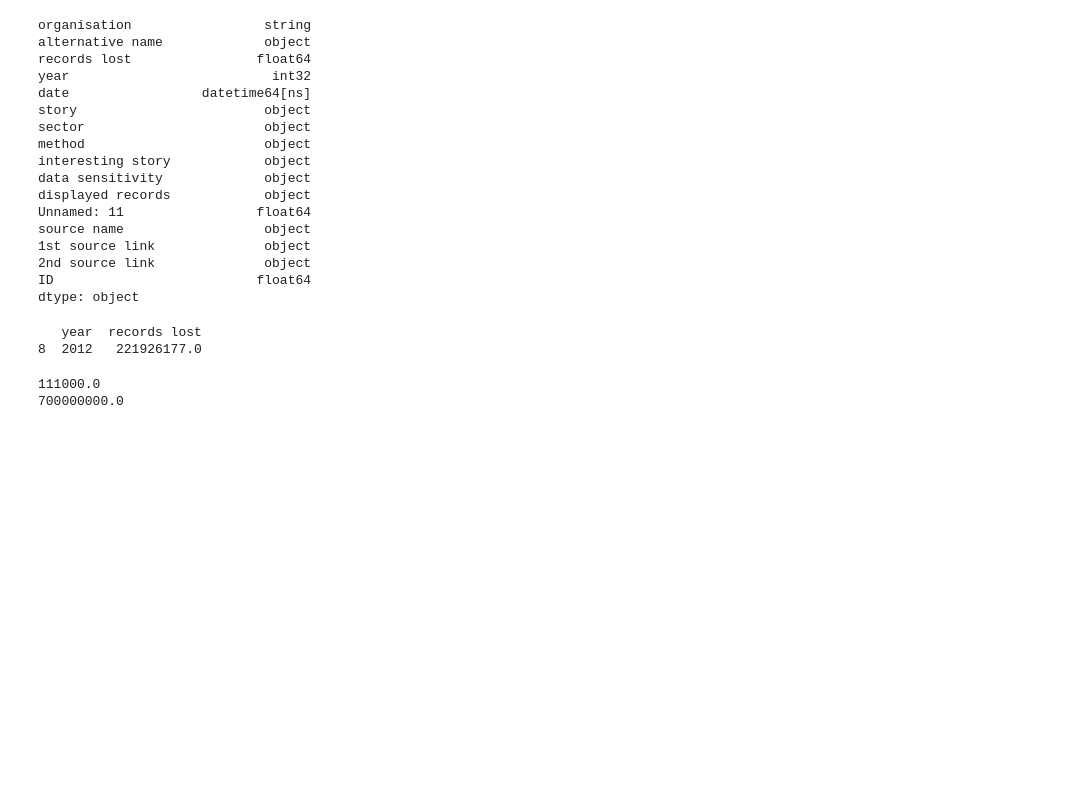
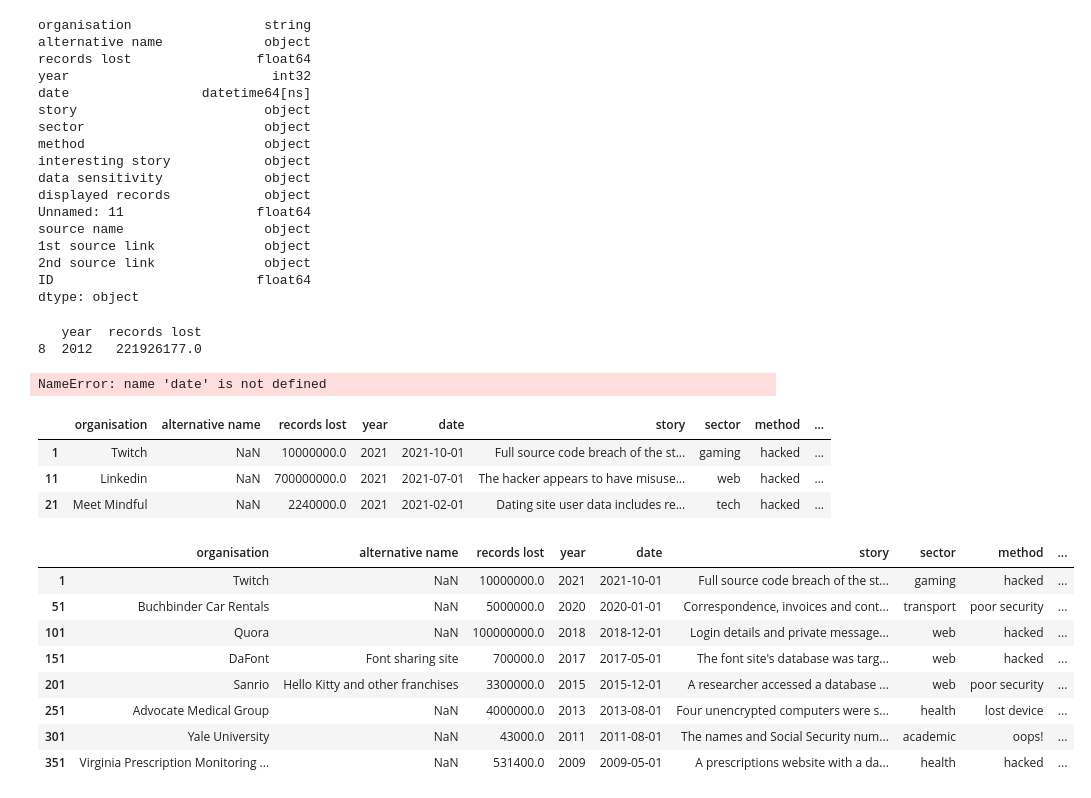
Before and after one commit to TimKossmann/storytelling, a Jupyter notebook: old_data_breaches_icicle.ipynb, the cells around one changed output. Drawn from its saved outputs; the diff is of its cells as text; code cells hidden in the pictures; blank space fills up the shorter version.

```diff
--- a/old_data_breaches_icicle.ipynb
+++ b/old_data_breaches_icicle.ipynb
@@ -229,16 +229,16 @@ fig.show()
    year  records lost
 8  2012   221926177.0
 # %%
-date = datetime.date.today()
-actual_year = int(date.strftime("%Y"))
+#date = datetime.date.today()
+#actual_year = int(date.strftime("%Y"))
 
-df_fig2 = pd.DataFrame(df[(df['year'] == actual_year)])
+df_fig2 = pd.DataFrame(df[(df['year'] == 2021)])
 #print(df_fig2.head())
 
 
 
 
-fig = px.scatter(df_fig2, x="date", y="records lost",
+fig2 = px.scatter(df_fig2, x="date", y="records lost",
 	        size="records lost", color="organisation",
                 hover_name="organisation", size_max=100, text="organisation",
                 labels={
@@ -250,7 +250,7 @@ fig = px.scatter(df_fig2, x="date", y="records lost",
 # fig.update_yaxes(showgrid=False, title_font_family="Arial", title_font_color="black", range=['100 K', '5 B'])
 
 
-fig.update_layout(
+fig2.update_layout(
         title={
         'text': "Plot Title",
         'y':0.87,
@@ -302,15 +302,15 @@ yaxis = dict(
 )
 
 #fig.update_layout ( uniformtext_minsize = 4 ,  uniformtext_mode = 'hide' )
-fig.update_traces ( mode = "markers" )
-fig.update_traces(textposition='top center')
+fig2.update_traces ( mode = "markers" )
+fig2.update_traces(textposition='top center')
 
 
 
-fig.show()
-#print(actual_year)
+fig2.show()
+print(date)
+print(actual_year)
 print(df_fig2['records lost'].min())
 print(df_fig2['records lost'].max())
 # %% [output]
-111000.0
-700000000.0
+NameError: name 'date' is not defined
@@ -344,0 +317,28 @@ fig.show()
+# %%
+df['organisation_name'] = np.where((df['year'] == 2015) & (df['records lost'] >= df['records lost'].max()*0.005), df['organisation'], '')
+df[:30:10]
+# %% [output]
+|  | organisation | alternative name | records lost | year | date | story | sector | method | ... |
+| 1 | Twitch | NaN | 10000000.0 | 2021 | 2021-10-01 | Full source code breach of the st... | gaming | hacked | ... |
+| 11 | Linkedin | NaN | 700000000.0 | 2021 | 2021-07-01 | The hacker appears to have misuse... | web | hacked | ... |
+| 21 | Meet Mindful | NaN | 2240000.0 | 2021 | 2021-02-01 | Dating site user data includes re... | tech | hacked | ... |
+# %%
+
+
+
+for x in range( 2005, 2022):
+    df['organisation_name'] = np.where((df['year'] == x) & (df['records lost'] >= df['records lost'].max()*0.005), df['organisation'], '')
+
+df
+df[255:261]
+df[::50]
+# %% [output]
+|  | organisation | alternative name | records lost | year | date | story | sector | method | ... |
+| 1 | Twitch | NaN | 10000000.0 | 2021 | 2021-10-01 | Full source code breach of the st... | gaming | hacked | ... |
+| 51 | Buchbinder Car Rentals | NaN | 5000000.0 | 2020 | 2020-01-01 | Correspondence, invoices and cont... | transport | poor security | ... |
+| 101 | Quora | NaN | 100000000.0 | 2018 | 2018-12-01 | Login details and private message... | web | hacked | ... |
+| 151 | DaFont | Font sharing site | 700000.0 | 2017 | 2017-05-01 | The font site's database was targ... | web | hacked | ... |
+| 201 | Sanrio | Hello Kitty and other franchises | 3300000.0 | 2015 | 2015-12-01 | A researcher accessed a database ... | web | poor security | ... |
+| 251 | Advocate Medical Group | NaN | 4000000.0 | 2013 | 2013-08-01 | Four unencrypted computers were s... | health | lost device | ... |
+| 301 | Yale University | NaN | 43000.0 | 2011 | 2011-08-01 | The names and Social Security num... | academic | oops! | ... |
+| 351 | Virginia Prescription Monitoring ... | NaN | 531400.0 | 2009 | 2009-05-01 | A prescriptions website with a da... | health | hacked | ... |
```
Also changed, not shown: parts of 3 cells of this notebook, 6 other files.
